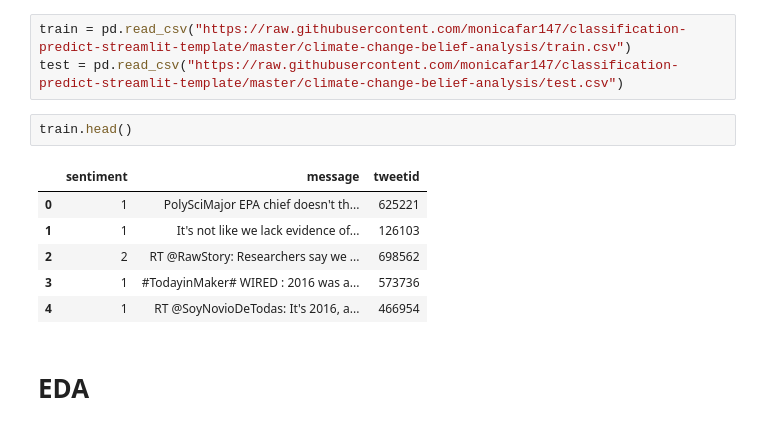
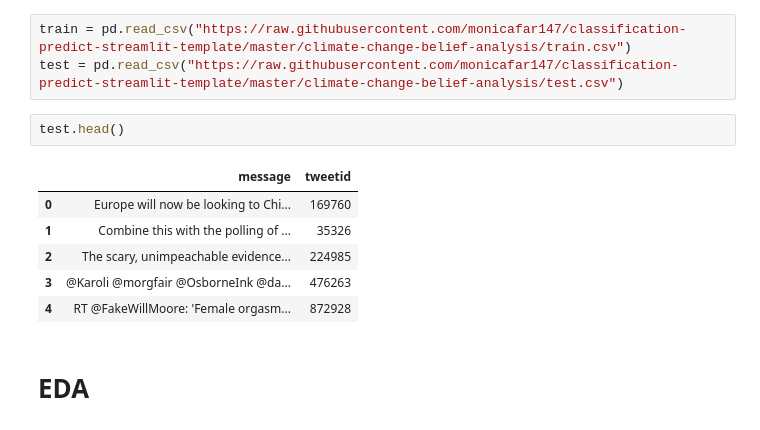
Before and after one commit to monicafar147/classification-predict-streamlit-template, a Jupyter notebook: climate_change_monica.ipynb, the cells around one changed output. Drawn from its saved outputs; the diff is of its cells as text.

```diff
--- a/climate_change_monica.ipynb
+++ b/climate_change_monica.ipynb
@@ -23,14 +23,14 @@ from textblob import Word
 train = pd.read_csv("https://raw.githubusercontent.com/monicafar147/classification-predict-streamlit-template/master/climate-change-belief-analysis/train.csv")
 test = pd.read_csv("https://raw.githubusercontent.com/monicafar147/classification-predict-streamlit-template/master/climate-change-belief-analysis/test.csv")
 # %%
-train.head()
+test.head()
 # %% [output]
-|  | sentiment | message | tweetid |
-| 0 | 1 | PolySciMajor EPA chief doesn't th... | 625221 |
-| 1 | 1 | It's not like we lack evidence of... | 126103 |
-| 2 | 2 | RT @RawStory: Researchers say we ... | 698562 |
-| 3 | 1 | #TodayinMaker# WIRED : 2016 was a... | 573736 |
-| 4 | 1 | RT @SoyNovioDeTodas: It's 2016, a... | 466954 |
+|  | message | tweetid |
+| 0 | Europe will now be looking to Chi... | 169760 |
+| 1 | Combine this with the polling of ... | 35326 |
+| 2 | The scary, unimpeachable evidence... | 224985 |
+| 3 | @Karoli @morgfair @OsborneInk @da... | 476263 |
+| 4 | RT @FakeWillMoore: 'Female orgasm... | 872928 |
 # %% [markdown]
 # EDA
 # %%
```
Also changed, not shown: parts of 22 cells of this notebook.
